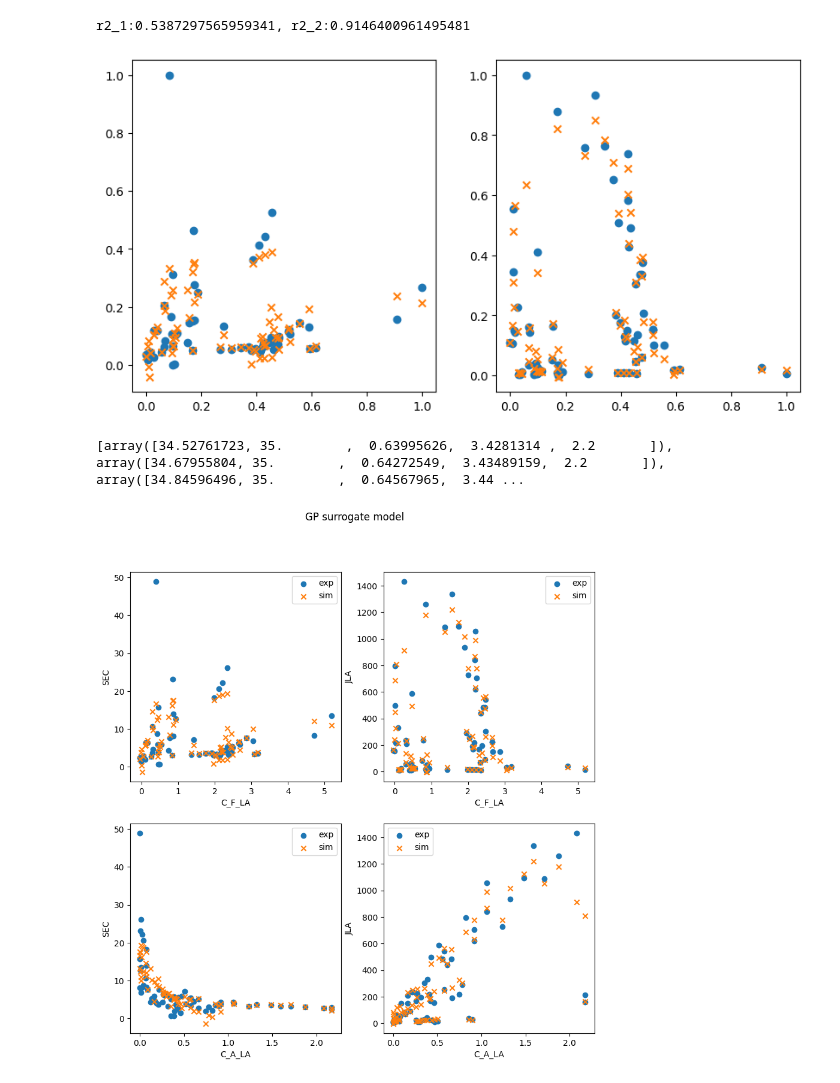
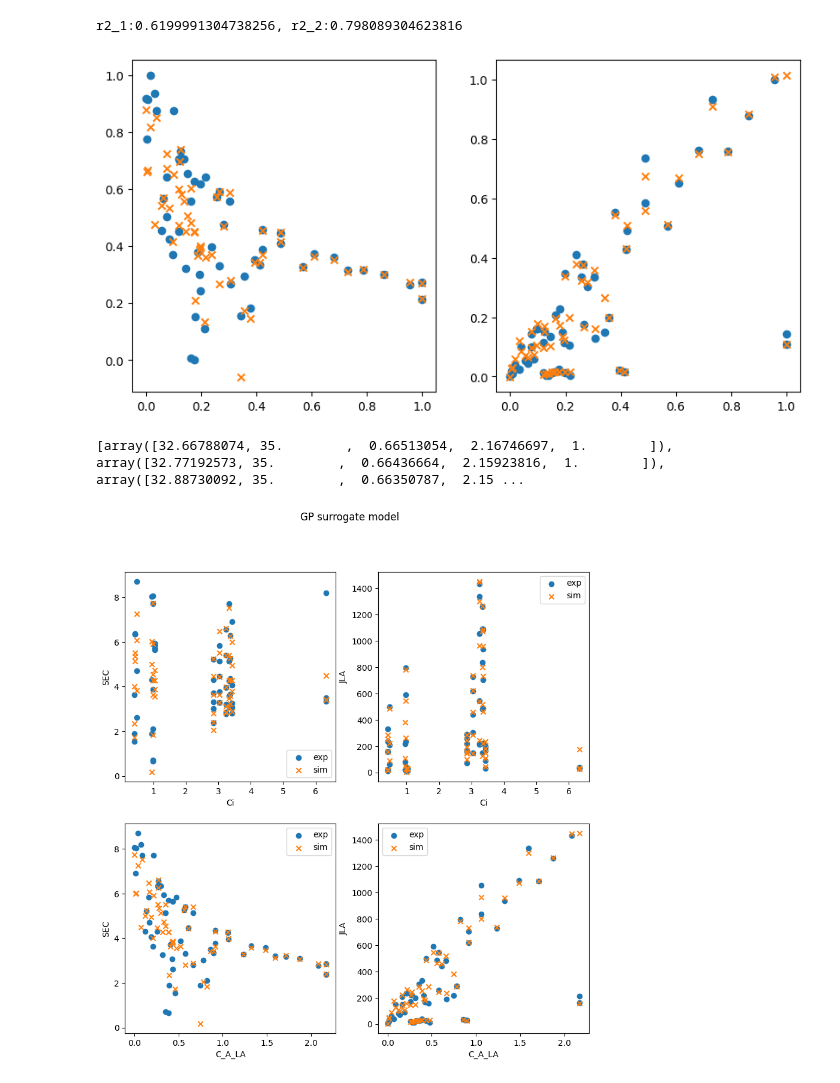
Before and after one commit to 100sjun/repos_python, a Jupyter notebook: Project/BMED/Bayesian Optimization_BMED.ipynb, the cells around one changed output. Saved outputs shown, nothing was run; the diff lists cells and outputs as text; code cells hidden in the pictures.

```diff
--- a/Project/BMED/Bayesian Optimization_BMED.ipynb
+++ b/Project/BMED/Bayesian Optimization_BMED.ipynb
@@ -43,0 +38,14 @@ Y = CVs.values
+# %%
+# Delclarate the dataframe
+df_MB_columns = ['T_operation','V_operation','E_operation','t_operation2','C_i','C_F_LA','C_A_LA','C_B_LA','V_F','V_A','V_B']
+df_MB = raw_Data[df_MB_columns]
+df_MB2 = df_MB.copy()
+df_MB2['dCF'], df_MB2['dCA'], df_MB2['dCB'] = df_MB['C_i'] - df_MB['C_F_LA'], df_MB['C_A_LA'], df_MB['C_B_LA']
+df_MB2['dVF'], df_MB2['dVA'], df_MB2['dVB'] = df_MB['V_F'] - 1, df_MB['V_A'] - 1, df_MB['V_B'] - 2
+
+# Data Set declaration
+X = df_MB2[['T_operation','V_operation','E_operation','t_operation2','C_i']].values
+Y = df_MB2[['dCF','dCA','dCB','dVF','dVA','dVB']].values
+
+# Data split
+X_train, X_test, Y_train, Y_test = train_test_split(X, Y, test_size = 0.2, random_state=42)
@@ -124,7 +341,7 @@ def plot(X, y, model):
     # show the plot
     plt.show()
 # %%
-T, V, E, FLA, ALA = [i[0] for i in X], [i[1] for i in X], [i[2] for i in X], [i[3] for i in X], [i[4] for i in X]
+T, V, E, Ci, ALA = [i[0] for i in X], [i[1] for i in X], [i[2] for i in X], [i[3] for i in X], [i[4] for i in X]
 SEC, JLA = [i[0] for i in Y], [i[1] for i in Y]
 
 # Z-score normalization
@@ -132,7 +349,7 @@ zX = list(range(len(X)))
 zY = list(range(len(Y)))
 
 for i in range(len(zX)):
-    iX = [(T[i]-np.average(T))/np.std(T),(V[i]-np.average(V))/np.std(V),(E[i]-np.average(E))/np.std(E),(FLA[i]-np.average(FLA))/np.std(FLA),(ALA[i]-np.average(ALA))/np.std(ALA)]
+    iX = [(T[i]-np.average(T))/np.std(T),(V[i]-np.average(V))/np.std(V),(E[i]-np.average(E))/np.std(E),(Ci[i]-np.average(Ci))/np.std(Ci),(ALA[i]-np.average(ALA))/np.std(ALA)]
     iY = [(SEC[i]-np.average(SEC))/np.std(SEC),(JLA[i]-np.average(JLA))/np.std(JLA)]
     zX[i], zY[i] = iX, iY
 zX, zY = np.asarray(zX), np.asarray(zY)
@@ -142,7 +359,7 @@ mX = list(range(len(X)))
 mY = list(range(len(Y)))
 
 for i in range(len(mX)):
-    iX = [(T[i]-np.min(T))/(np.max(T)-np.min(T)),(V[i]-np.min(V))/(np.max(V)-np.min(V)),(E[i]-np.min(E))/(np.max(E)-np.min(E)),(FLA[i]-np.min(FLA))/(np.max(FLA)-np.min(FLA)),(ALA[i]-np.min(ALA))/(np.max(ALA)-np.min(ALA))]
+    iX = [(T[i]-np.min(T))/(np.max(T)-np.min(T)),(V[i]-np.min(V))/(np.max(V)-np.min(V)),(E[i]-np.min(E))/(np.max(E)-np.min(E)),(Ci[i]-np.min(Ci))/(np.max(Ci)-np.min(Ci)),(ALA[i]-np.min(ALA))/(np.max(ALA)-np.min(ALA))]
     iY = [(SEC[i]-np.min(SEC))/(np.max(SEC)-np.min(SEC)),(JLA[i]-np.min(JLA))/(np.max(JLA)-np.min(JLA))]
     mX[i], mY[i] = iX, iY
 mX, mY = np.asarray(mX), np.asarray(mY)
@@ -186,7 +403,7 @@ for i in range(len(rs_number)):
 
         return sum(mse_scores_1) / len(mse_scores_1)
 
-    res1 = minimize(alpha_GP1_opt,alp[0],bounds=[(1e-5,10)])
+    res1 = minimize(alpha_GP1_opt,alp[0],bounds=[(1e-10,10)])
     alpha1.append(res1.x)
     fun1.append(res1.fun)
 
@@ -210,7 +427,7 @@ for i in range(len(rs_number)):
         return sum(mse_scores_2) / len(mse_scores_2)
 
 
-    res2 = minimize(alpha_GP2_opt,alp[1],bounds=[(1e-5,10)])
+    res2 = minimize(alpha_GP2_opt,alp[1],bounds=[(1e-10,10)])
     alpha2.append(res2.x)
     fun2.append(res2.fun)
 
@@ -264,37 +481,38 @@ yt2,_ = GPR2.predict(mX,[i[1] for i in mY])
 
 fig, axs = plt.subplots(1,2, figsize =(10,5))
 
-axs[0].scatter([i[3] for i in mX],[i[0] for i in mY],marker='o')
-axs[0].scatter([i[3] for i in mX],yt1,marker='x')
+axs[0].scatter([i[4] for i in mX],[i[0] for i in mY],marker='o')
+axs[0].scatter([i[4] for i in mX],yt1,marker='x')
 
-axs[1].scatter([i[3] for i in mX],[i[1] for i in mY],marker='o')
-axs[1].scatter([i[3] for i in mX],yt2,marker='x')
+axs[1].scatter([i[4] for i in mX],[i[1] for i in mY],marker='o')
+axs[1].scatter([i[4] for i in mX],yt2,marker='x')
 
 r2_1 = r2_score([i[0] for i in mY],yt1)
 r2_2 = r2_score([i[1] for i in mY],yt2)
 print(f'r2_1:{r2_1}, r2_2:{r2_2}')
 # %% [output]
-r2_1:0.5387297565959341, r2_2:0.9146400961495481
+r2_1:0.6199991304738256, r2_2:0.798089304623816
-[figure, old version]
+[figure, new version]
 # %%
 def func_maximize(x,w):
-    rx = [(x[0]-np.min(T))/(np.max(T)-np.min(T)),(x[1]-np.min(V))/(np.max(V)-np.min(V)),(x[2]-np.min(E))/(np.max(E)-np.min(E)),(x[3]-np.min(FLA))/(np.max(FLA)-np.min(FLA)),(x[4]-np.min(ALA))/(np.max(ALA)-np.min(ALA))]
+    x4 = x[3] * x[4]
+    rx = [(x[0]-np.min(T))/(np.max(T)-np.min(T)),(x[1]-np.min(V))/(np.max(V)-np.min(V)),(x[2]-np.min(E))/(np.max(E)-np.min(E)),(x[3]-np.min(Ci))/(np.max(Ci)-np.min(Ci)),(x4-np.min(ALA))/(np.max(ALA)-np.min(ALA))]
     yhat1 = GPR1.predict([rx], return_std=False)
     yhat2 = GPR2.predict([rx], return_std=False)
     return w*yhat1 + (1-w)*(1-yhat2)
 
 
-w0 = np.arange(0.05,1,0.05)
+w0 = np.arange(0,1,0.05)
 sol = []
 
 for i in w0:
-    x0 = [30, 22.5, 0.625, 2.6, 1.1]
-    bounds = [(25,35),(10,35),(0.25,1),(0,5.2),(0,2.2)]
+    x0 = [30, 22.5, 0.625, 3, 0.5]
+    bounds = [(25,35),(10,35),(0.25,1),(0,3.5),(0,1)]
 
     res = minimize(func_maximize,x0,bounds=bounds,args=(i))
     sol.append(res.x)
 
 print(sol)
 # %% [output]
-[array([34.52761723, 35.        ,  0.63995626,  3.4281314 ,  2.2       ]), array([34.67955804, 35.        ,  0.64272549,  3.43489159,  2.2       ]), array([34.84596496, 35.        ,  0.64567965,  3.44 ...
+[array([32.66788074, 35.        ,  0.66513054,  2.16746697,  1.        ]), array([32.77192573, 35.        ,  0.66436664,  2.15923816,  1.        ]), array([32.88730092, 35.        ,  0.66350787,  2.15 ...
 # %%
@@ -316,36 +535,36 @@ ry2 = (np.max(JLA)-np.min(JLA))*yt2 + np.min(JLA)
 
 fig, axs = plt.subplots(2,2, figsize =(10,10))
 
 axs[0][0].scatter([i[3] for i in X],[i[0] for i in Y],marker='o', label='exp')
 axs[0][0].scatter([i[3] for i in X],ry1,marker='x', label='sim')
-axs[0][0].set_xlabel('C_F_LA')
+axs[0][0].set_xlabel('Ci')
 axs[0][0].set_ylabel('SEC')
 axs[0][0].legend()
 
 axs[0][1].scatter([i[3] for i in X],[i[1] for i in Y],marker='o', label='exp')
 axs[0][1].scatter([i[3] for i in X],ry2,marker='x', label='sim')
 axs[0][1].legend()
-axs[0][1].set_xlabel('C_F_LA')
+axs[0][1].set_xlabel('Ci')
 axs[0][1].set_ylabel('JLA')
 axs[0][1].legend()
 
 axs[1][0].scatter([i[4] for i in X],[i[0] for i in Y],marker='o', label='exp')
 axs[1][0].scatter([i[4] for i in X],ry1,marker='x', label='sim')
 axs[1][0].set_xlabel('C_A_LA')
 axs[1][0].set_ylabel('SEC')
 axs[1][0].legend()
 
 axs[1][1].scatter([i[4] for i in X],[i[1] for i in Y],marker='o', label='exp')
 axs[1][1].scatter([i[4] for i in X],ry2,marker='x', label='sim')
 axs[1][1].legend()
 axs[1][1].set_xlabel('C_A_LA')
 axs[1][1].set_ylabel('JLA')
 axs[1][1].legend()
 
 plt.suptitle('GP surrogate model')
 plt.show()
 # %% [output]
-[figure, old version]
+[figure, new version]
 # %%
 solution = np.asarray(sol)
 rdf = pd.DataFrame(solution)
```
Also changed, not shown: parts of 27 cells of this notebook.
